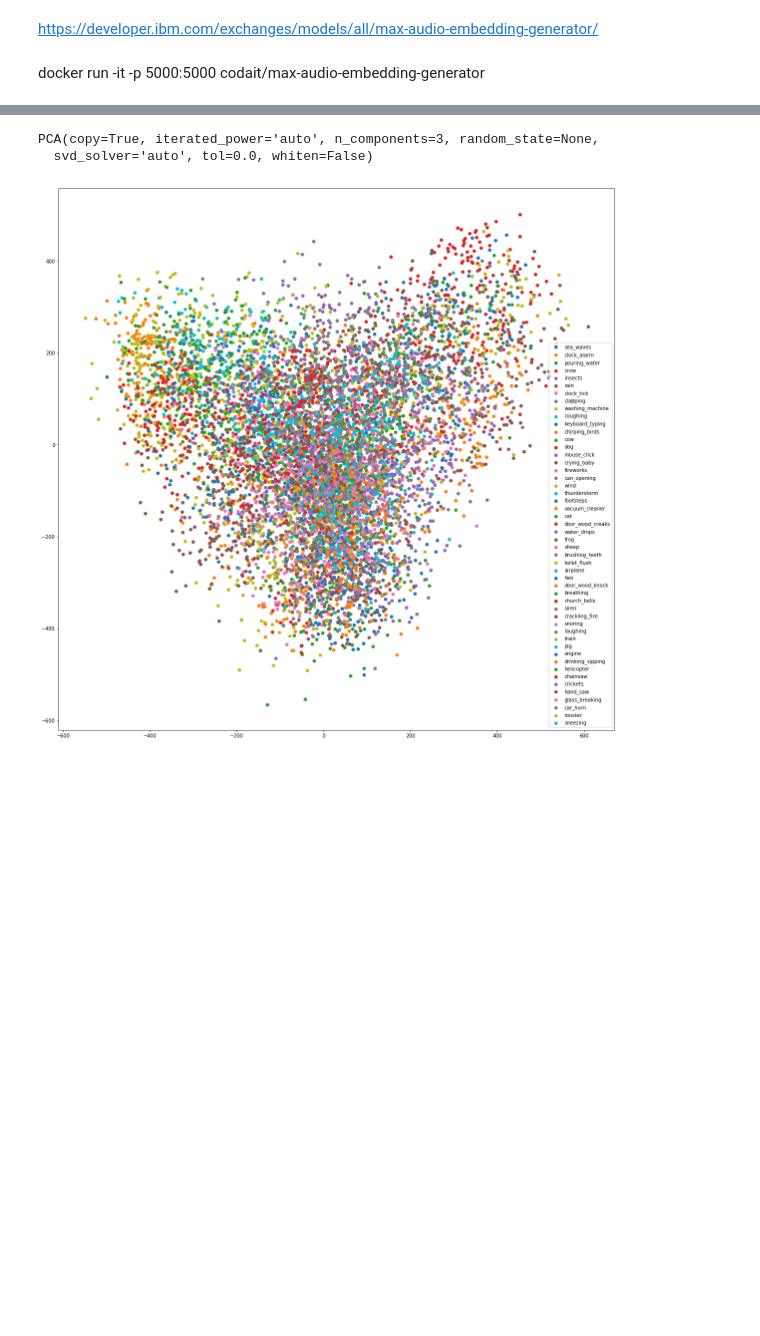
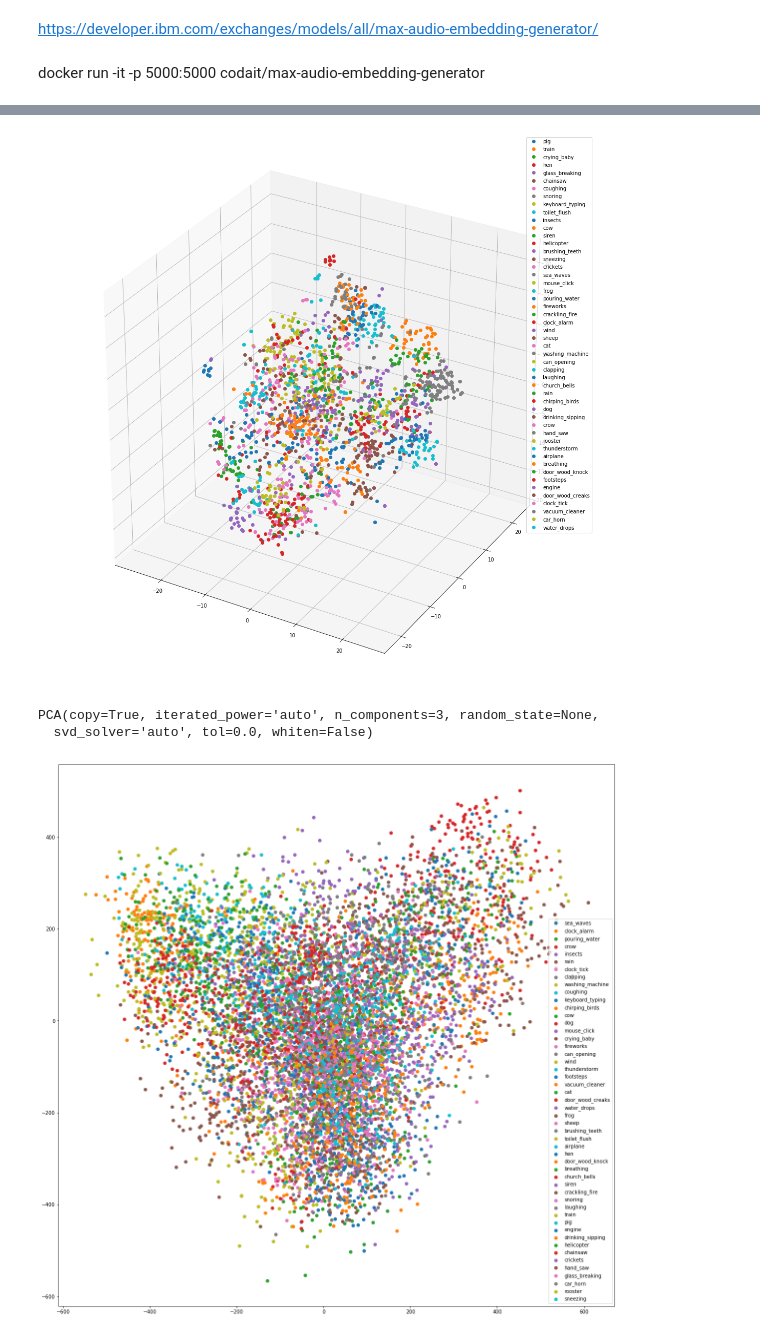
Before and after one commit to pondelion/Acoustics, a Jupyter notebook: audio_embedding/audio_embedding.ipynb, the cells around one changed output, grey strips where cells are left out. Cells and saved outputs as stored; diff of their text form; code cells hidden in the pictures; blank space fills up the shorter version.

```diff
--- a/audio_embedding/audio_embedding.ipynb
+++ b/audio_embedding/audio_embedding.ipynb
@@ -63,3 +91,14 @@ for tag in tqdm(tags):
+# %%
+fig = plt.figure(figsize=(15, 15))
+ax = Axes3D(fig)
+
+for i, tag in enumerate(tqdm(tags)):
+    ax.plot(reduced[i][:, 0], reduced[i][:, 1], reduced[i][:, 2], 'o', label=tag)
+
+plt.legend()
+plt.show()
+# %% [output]
+[figure, added]
 # %%
 from sklearn.decomposition import PCA
 # %%
```
Also changed, not shown: parts of 6 cells of this notebook.
